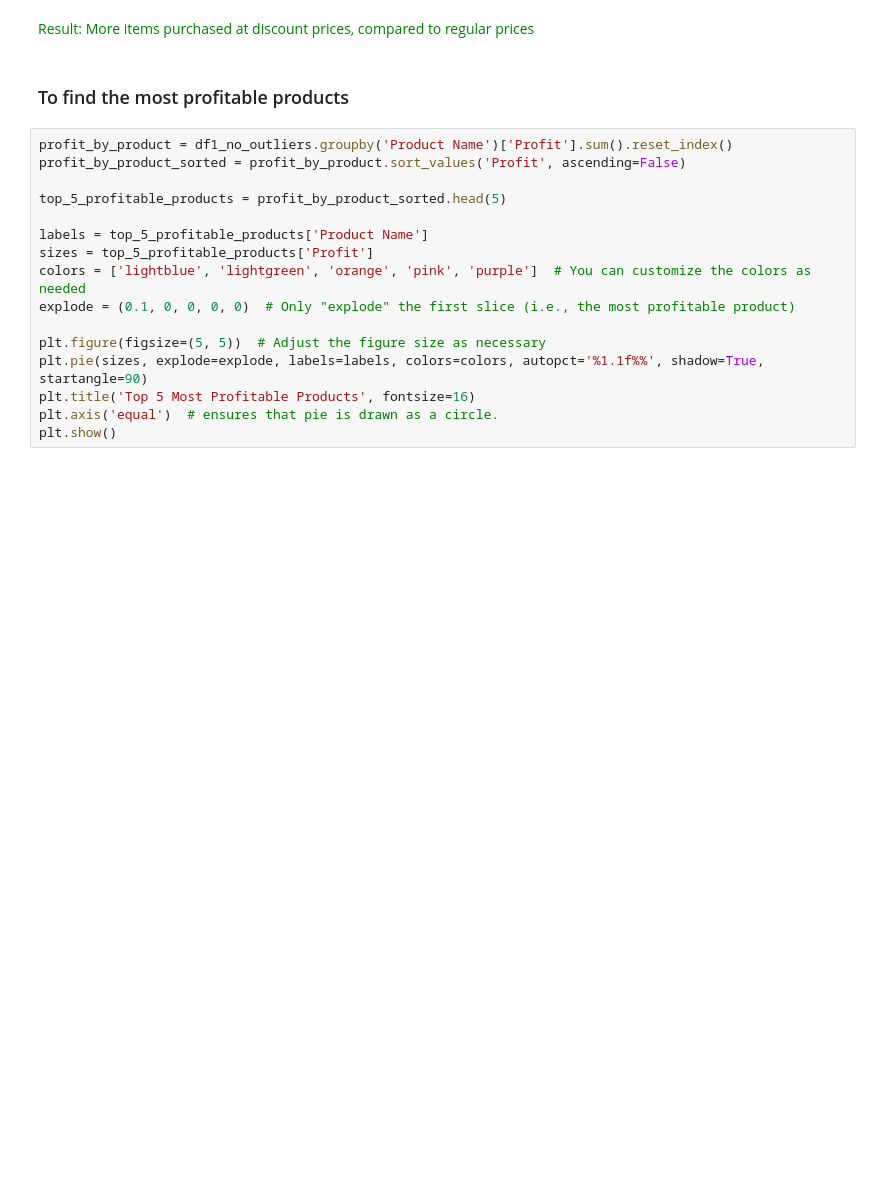
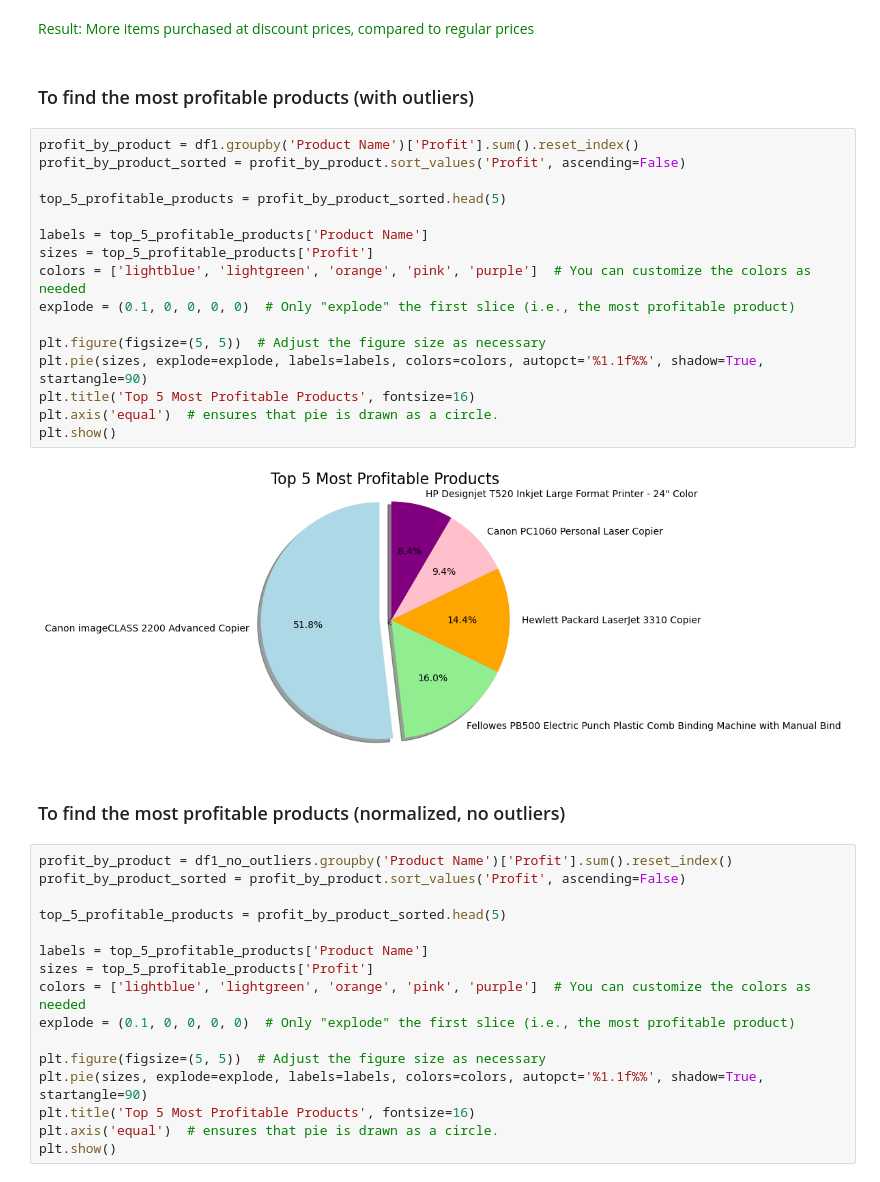
Before and after one commit to hennypurwadi/771951_Dataset_Analysis, a Jupyter notebook: 202370140.ipynb, the cells around one changed output. Drawn from its saved outputs; the diff is of its cells as text; blank space fills up the shorter version.

```diff
--- a/202370140.ipynb
+++ b/202370140.ipynb
@@ -2899,7 +2899,27 @@ Items purchased at regular prices: 1388.3333333333335
 # %% [markdown]
 <span style="color: green;"> Result: More items purchased at discount prices, compared to regular prices</span>
 # %% [markdown]
-### To find the most profitable products
+### To find the most profitable products (with outliers)
+# %%
+profit_by_product = df1.groupby('Product Name')['Profit'].sum().reset_index()
+profit_by_product_sorted = profit_by_product.sort_values('Profit', ascending=False)
+
+top_5_profitable_products = profit_by_product_sorted.head(5)
+
+labels = top_5_profitable_products['Product Name']
+sizes = top_5_profitable_products['Profit']
+colors = ['lightblue', 'lightgreen', 'orange', 'pink', 'purple']  # You can customize the colors as needed
+explode = (0.1, 0, 0, 0, 0)  # Only "explode" the first slice (i.e., the most profitable product)
+
+plt.figure(figsize=(5, 5))  # Adjust the figure size as necessary
+plt.pie(sizes, explode=explode, labels=labels, colors=colors, autopct='%1.1f%%', shadow=True, startangle=90)
+plt.title('Top 5 Most Profitable Products', fontsize=16)
+plt.axis('equal')  # ensures that pie is drawn as a circle.
+plt.show()
+# %% [output]
+[figure, added]
+# %% [markdown]
+### To find the most profitable products (normalized, no outliers)
 # %%
 profit_by_product = df1_no_outliers.groupby('Product Name')['Profit'].sum().reset_index()
 profit_by_product_sorted = profit_by_product.sort_values('Profit', ascending=False)
```
Also changed, not shown: parts of 30 cells of this notebook, 1 other file.
